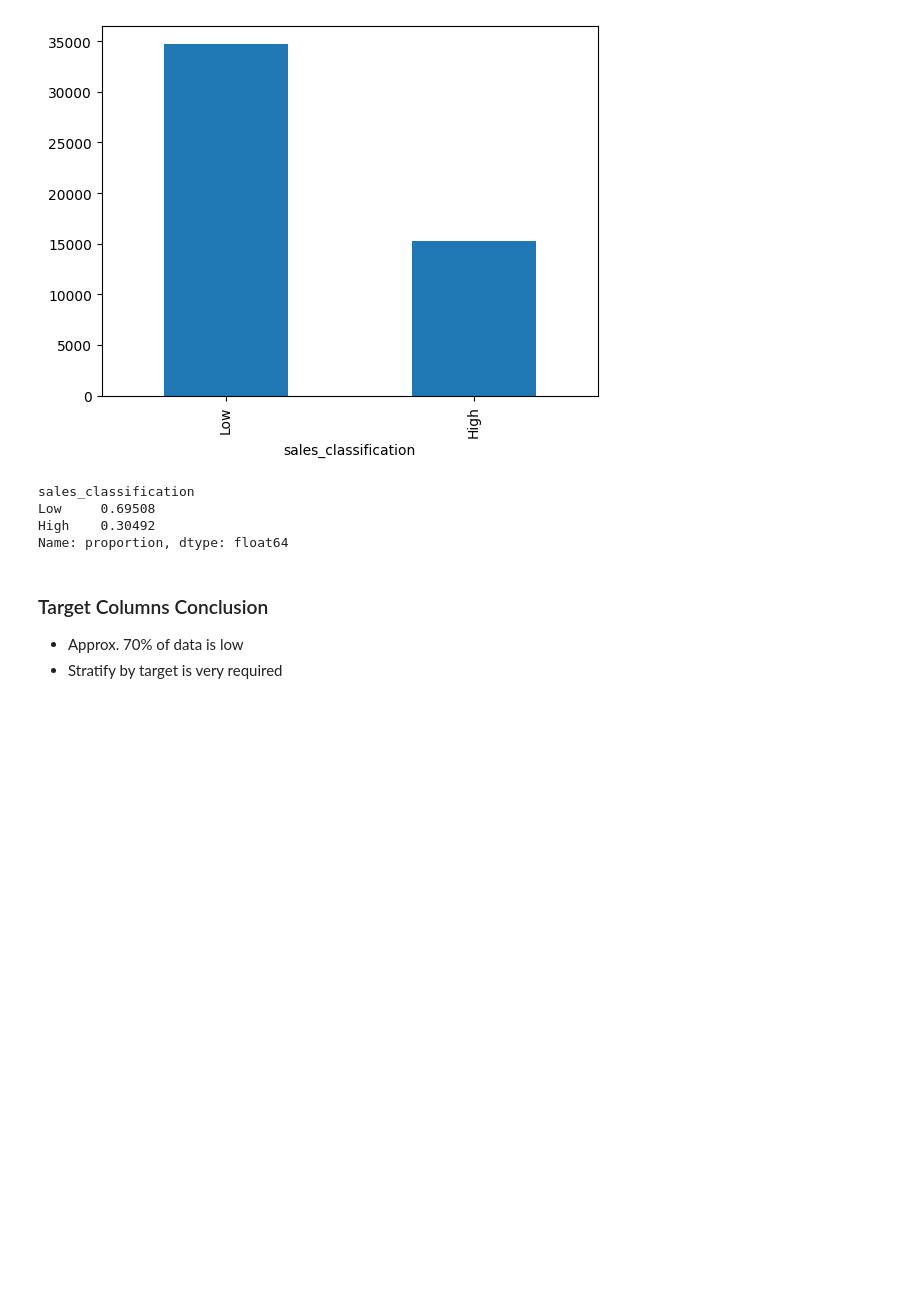
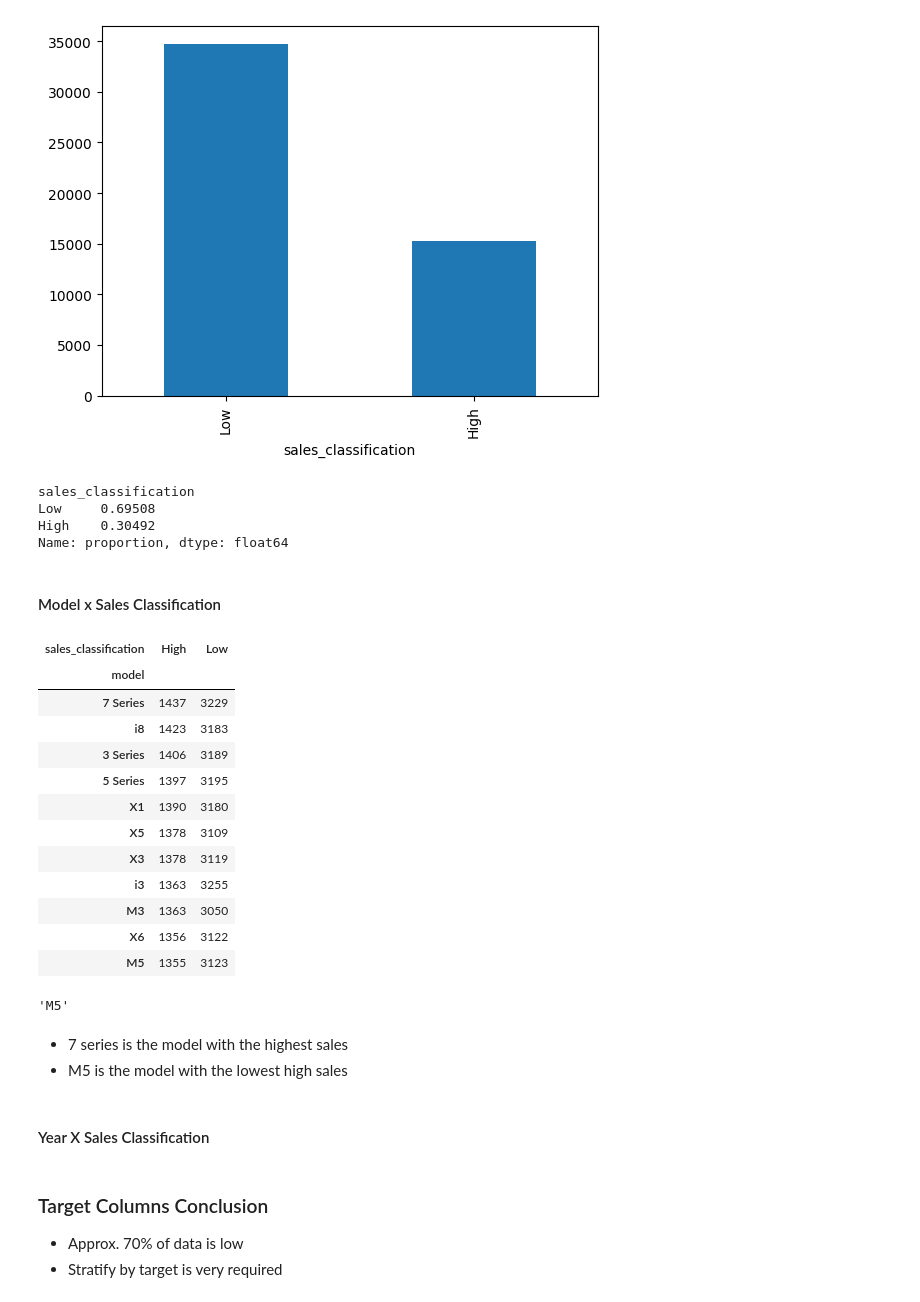
Before and after one commit to victordantas1/bmw_car_sales_classification, a Jupyter notebook: bmw_car_sales.ipynb, the cells around one changed output. Saved outputs shown, nothing was run; the diff lists cells and outputs as text; code cells hidden in the pictures; blank space fills up the shorter version.

Commit message:
feat: start attributes x target analysis

```diff
--- a/bmw_car_sales.ipynb
+++ b/bmw_car_sales.ipynb
@@ -332,6 +332,35 @@ sales_classification
 Low     0.69508
 High    0.30492
 Name: proportion, dtype: float64
+# %% [markdown]
+#### Model x Sales Classification
+# %%
+model_target_cross_tab = pd.crosstab(data['model'], data['sales_classification'])
+model_target_cross_tab.sort_values(by=['High'], ascending=False, inplace=True)
+model_target_cross_tab
+# %% [output]
+| sales_classification | High | Low |
+| model |  |  |
+| 7 Series | 1437 | 3229 |
+| i8 | 1423 | 3183 |
+| 3 Series | 1406 | 3189 |
+| 5 Series | 1397 | 3195 |
+| X1 | 1390 | 3180 |
+| X5 | 1378 | 3109 |
+| X3 | 1378 | 3119 |
+| i3 | 1363 | 3255 |
+| M3 | 1363 | 3050 |
+| X6 | 1356 | 3122 |
+| M5 | 1355 | 3123 |
+# %%
+model_target_cross_tab['High'].idxmin()
+# %% [output]
+'M5'
+# %% [markdown]
+- 7 series is the model with the highest sales
+- M5 is the model with the lowest high sales
+# %% [markdown]
+#### Year X Sales Classification
 # %% [markdown]
 ### Target Columns Conclusion
 - Approx. 70% of data is low
```
